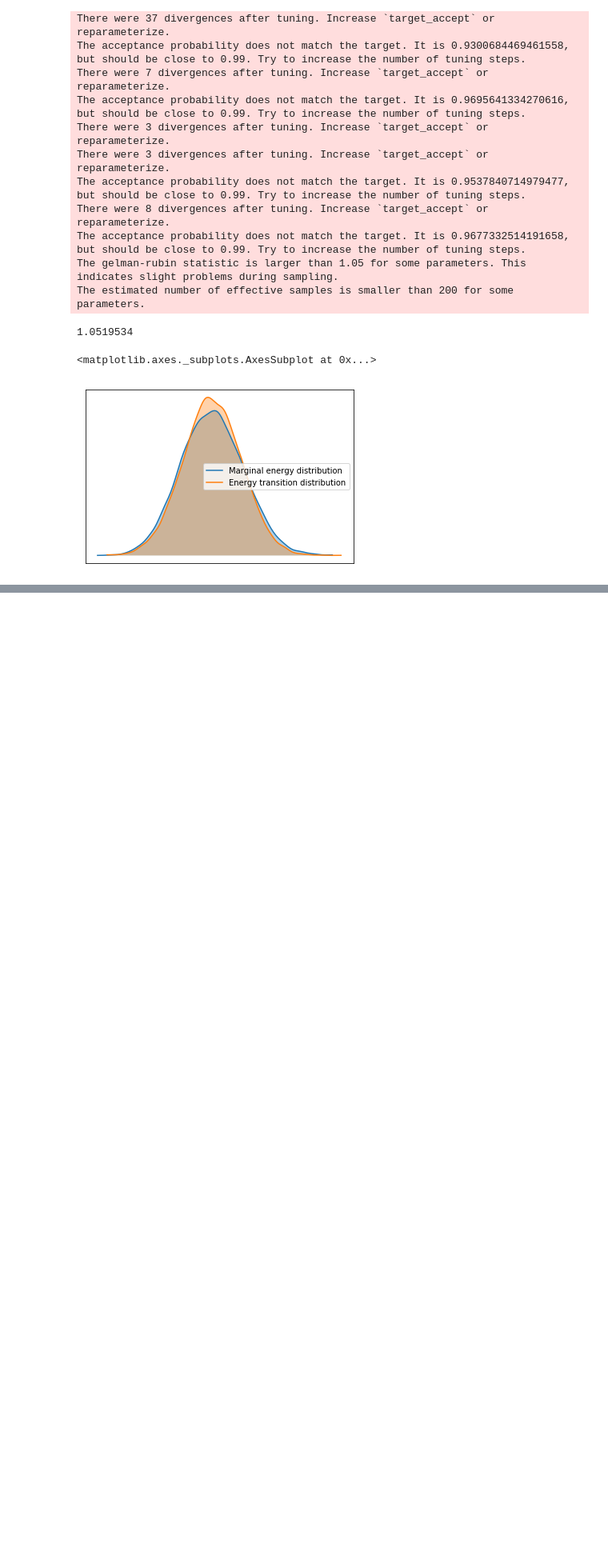
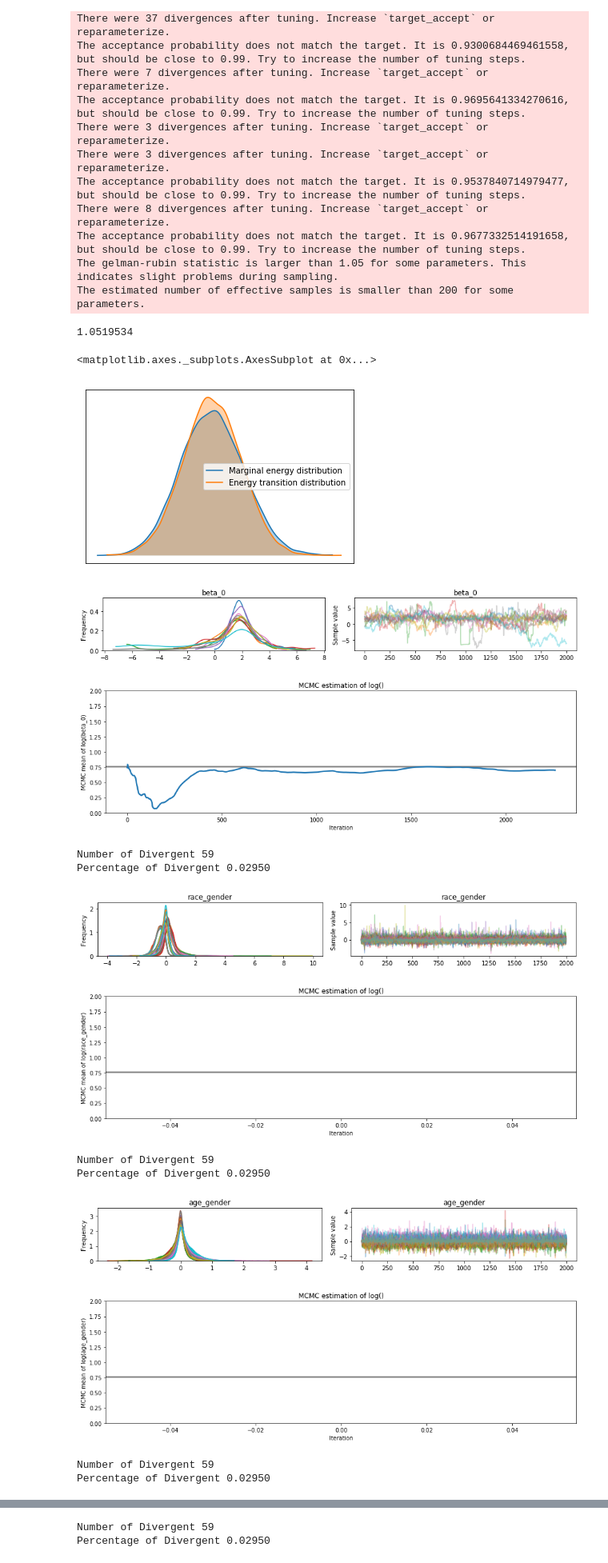
Before and after one commit to wl2522/MSR2, a Jupyter notebook: MRP.ipynb, the cells around one changed output, grey strips where cells are left out. Shown at 80% size. Saved outputs shown, nothing was run; the diff lists cells and outputs as text; code cells hidden in the pictures; blank space fills up the shorter version.

Commit message:
added report_trace function, sampling with all common data

```diff
--- a/MRP.ipynb
+++ b/MRP.ipynb
@@ -307,6 +295,7 @@ with model:
 
 with model:
     trace = pm.sample(draws=2000,
+                      tune=1000,
                       nuts_kwargs={'target_accept': 0.99},
                       init='advi',
                       njobs=10)
@@ -338,3 +327,47 @@ pm.energyplot(trace)
 # %% [output]
 <matplotlib.axes._subplots.AxesSubplot at 0x...>
 [figure]
+# %%
+# A small wrapper function for displaying the MCMC sampler diagnostics as above
+def report_trace(trace, var):
+    # plot the trace of log(tau)
+    pm.traceplot(trace, varnames=[var])
+
+    # plot the estimate for the mean of log(τ) cumulating mean
+    logvar = np.log(trace[var])
+    mlogvar = [np.mean(logvar[:i]) for i in np.arange(1, len(logvar))]
+    plt.figure(figsize=(15, 4))
+    plt.axhline(0.7657852, lw=2.5, color='gray')
+    plt.plot(mlogvar, lw=2.5)
+    plt.ylim(0, 2)
+    plt.xlabel('Iteration')
+    plt.ylabel('MCMC mean of log({})'.format(var))
+    plt.title('MCMC estimation of log()'.format(var))
+    plt.show()
+
+    # display the total number and percentage of divergent
+    divergent = trace['diverging']
+    print('Number of Divergent %d' % divergent.nonzero()[0].size)
+    divperc = divergent.nonzero()[0].size/len(trace)
+    print('Percentage of Divergent %.5f' % divperc)
+
+    plt.show()
+# %%
+model_vars = [beta_0, alpha_race_gender, alpha_age_gender, alpha_age_edu, alpha_edu_gender, alpha_age,
+              alpha_edu, alpha_area, alpha_div]
+
+for var in model_vars:
+    report_trace(trace, var)
+# %% [output]
+[figure, added]
+[figure, added]
+Number of Divergent 59
+Percentage of Divergent 0.02950
+[figure, added]
+[figure, added]
+Number of Divergent 59
+Percentage of Divergent 0.02950
+[figure, added]
+[figure, added]
+Number of Divergent 59
+Percentage of Divergent 0.02950
@@ -340,0 +376,2 @@ pm.energyplot(trace)
+Number of Divergent 59
+Percentage of Divergent 0.02950
```
Also changed, not shown: parts of 2 cells of this notebook.
